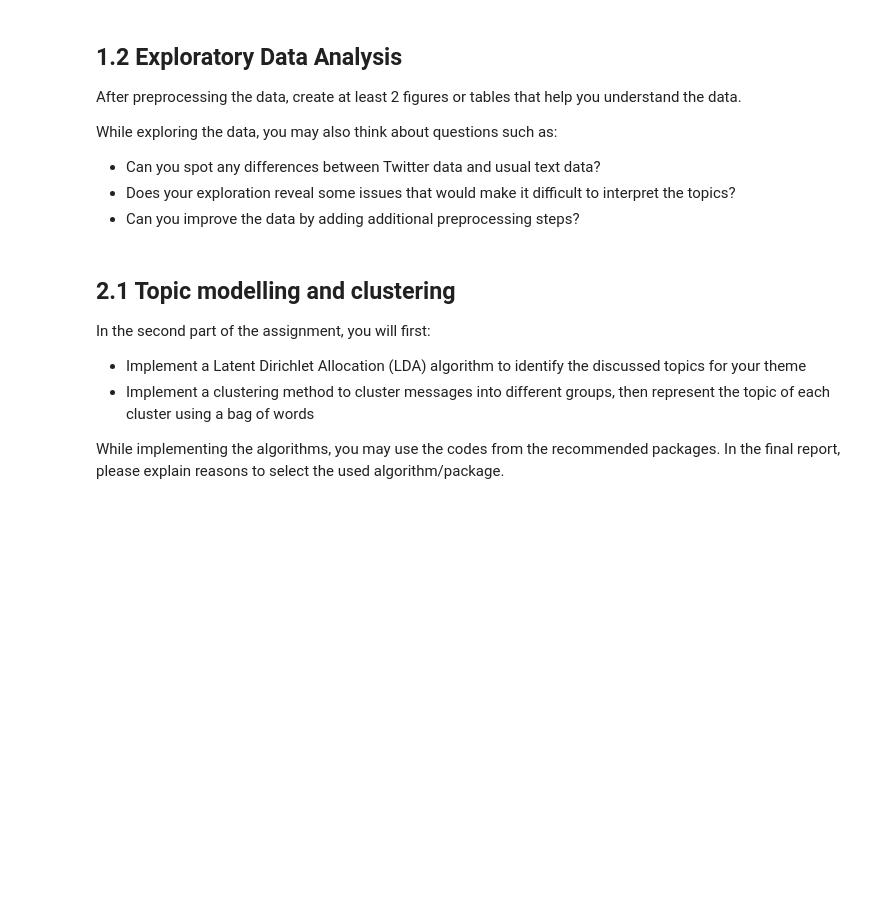
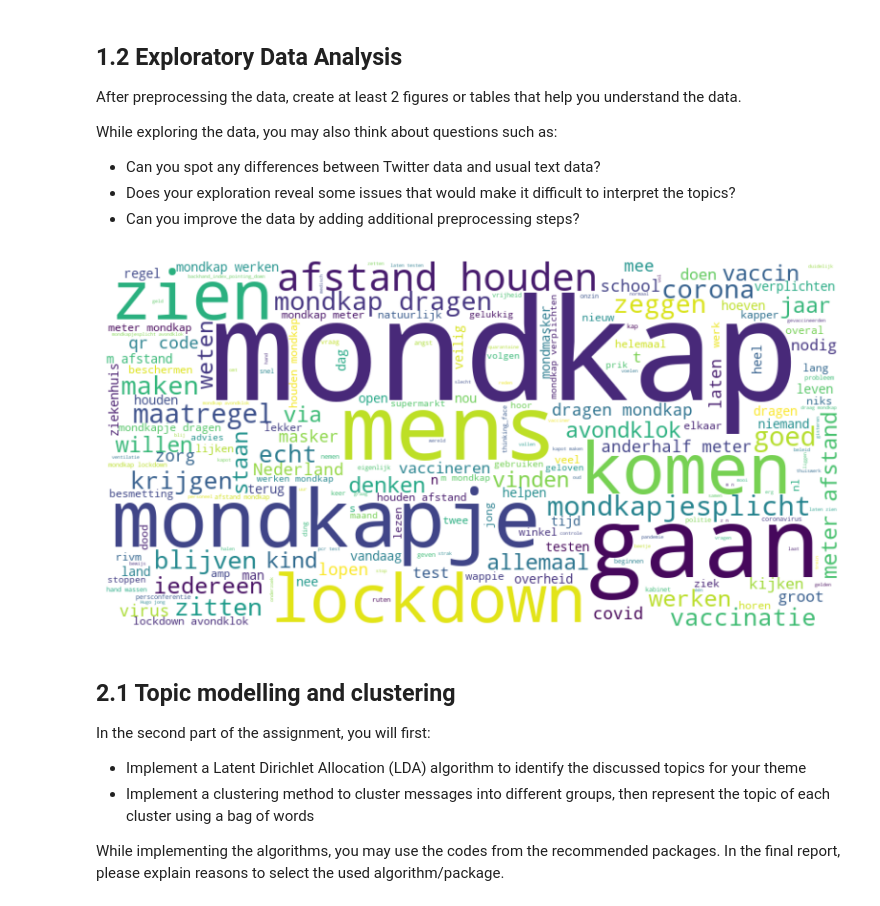
Before and after one commit to MacSuperior/APML-3, a Jupyter notebook: daniel_exploration.ipynb, the cells around one changed output. Saved outputs shown, nothing was run; the diff lists cells and outputs as text; code cells hidden in the pictures; blank space fills up the shorter version.

```diff
--- a/daniel_exploration.ipynb
+++ b/daniel_exploration.ipynb
@@ -91,7 +98,7 @@ print(i[0:5])
 # TODO: filter the related messages
 facemask_messages = []
 
-facemask_pattern = r"mondkap|(mond)?masker|bekluier|beklap|\bmask|muilkorf|facemask|face mask|monddoek|face shield|gelaats?scherm|gezichtsmasker|muilmasker|gezichtsbeschermingskapje|gezichtsschild|kap|eendenbek|gelaatsmasker|neus|mond|gezicht|hoest|nies|niezen|kuch|dragen|draag|medisch|aerosol|speeksel|longen|bescherm|1\.5|1,5|anderhal[fv]|luchtweg|filter"
+facemask_pattern = r"mondkap|(mond)?masker|bekluier|beklap|\bmask|muilkorf|facemask|face mask|monddoek|face shield|gelaats?scherm|gezichtsmasker|muilmasker|gezichtsbeschermingskapje|gezichtsschild|kap|eendenbek|gelaatsmasker"
 for message in all_messages:
     if re.search(facemask_pattern, message.lower()):
         facemask_messages.append(message)
@@ -152,7 +159,7 @@ def remove_punctuation(doc: str) -> str:
     """
     doc = doc.replace('\\n', ' ')
 
-    punct_pattern = r"@\w+\b|[^\w\s]|\d+"
+    punct_pattern = r"@\w+\b|[^\w\s]|\d+|\brt\b"
 
     clean_doc = re.sub(punct_pattern, ' ', doc, )
 
@@ -169,26 +176,29 @@ def tokenize(doc: str, nlp, lemma = True) -> list:
     else:
         return [token for token in nlp(doc) if not token.is_stop]
 
+def convert_mondkapje_to_mondkap(doc: list) -> list:
+    """
+    Convert every occurence of 'mondkapje' into 'mondkap'.
+    """
 
-def delete_only_consonant_words(doc: list) -> list:
-    """
-    Delete all words from a list containing only consonants (such as 'vs' or typos such as 'js' instead of 'is')
-    """
-    vowels = ['a', 'e', 'i', 'o', 'u', 'y']
-    return [word for word in doc if any(vowel in word for vowel in vowels)]
+    for i in range(len(doc)):
+        if 'mondkap' in doc[i]:
+            doc[i] == 'mondkap'
+
+    return doc
 # %%
 nlp = spacy.load("nl_core_news_sm")
 
 cleaned_messages = []
 
-for sentence in all_messages:
+for sentence in tqdm(facemask_messages):
 
     sentence = lowercase_doc(sentence)
     sentence = demojize(sentence)
     sentence = remove_urls(sentence)
     sentence = remove_punctuation(sentence)
     tokenized = tokenize(sentence, nlp)
-    cleaned = delete_only_consonant_words(tokenized)
+    cleaned = convert_mondkapje_to_mondkap(tokenized)
 
     cleaned_message = ' '.join(cleaned)
     cleaned_messages.append(cleaned_message)
@@ -249,3 +257,17 @@ clustering_featurenames = vectorizer.get_feature_names_out()
+# %%
+# TODO: plot figure(s)
+
+# WORDCLOUD
+
+wordcloud_messages = ' '.join(cleaned_messages)
+wordcloud = WordCloud(width=800, height=400, background_color='white').generate(wordcloud_messages)
+
+plt.figure(figsize=(10, 5))
+plt.imshow(wordcloud, interpolation='bilinear')
+plt.axis('off')
+plt.show()
+# %% [output]
+[figure, added]
 # %% [markdown]
 ## 2.1 Topic modelling and clustering
  In the second part of the assignment, you will first:
```
Also changed, not shown: parts of 15 cells of this notebook, 1 other file.
